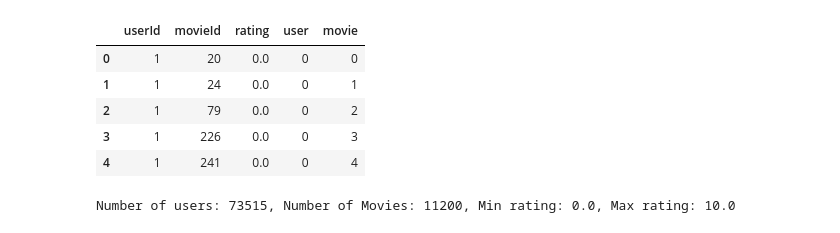
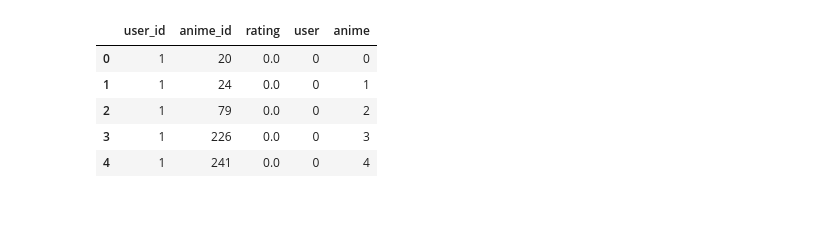
Before and after one commit to kunal-mallick/Anime_Recommendations_System, a Jupyter notebook: model/model.ipynb, the cells around one changed output. Saved outputs shown, nothing was run; the diff lists cells and outputs as text; code cells hidden in the pictures.

```diff
--- a/model/model.ipynb
+++ b/model/model.ipynb
@@ -46,0 +36,4 @@ rating2
+# %%
+rating2 = pd.read_csv(rating2_datapath)
+
+rating2
@@ -47,9 +54,8 @@ rating2
 # %%
-df = pd.concat([rating1, rating2],axis=0)
-df.reset_index(inplace=True)
-df.drop(columns='index', inplace=True)
-df.columns = ["userId", "movieId", "rating"]
-df.loc[df['rating'] ==-1,'rating'] = 0
+rating_data = pd.concat([rating1, rating2],axis=0)
+rating_data.reset_index(inplace=True)
+rating_data.drop(columns='index', inplace=True)
+rating_data.loc[rating_data['rating'] ==-1,'rating'] = 0
 
-df
+rating_data
 # %% [output]
@@ -69,21 +75,21 @@ df
 # %%
-user_ids = df["userId"].unique().tolist()
+user_ids = rating_data["user_id"].unique().tolist()
 user2user_encoded = {x: i for i, x in enumerate(user_ids)}
 userencoded2user = {i: x for i, x in enumerate(user_ids)}
-movie_ids = df["movieId"].unique().tolist()
-movie2movie_encoded = {x: i for i, x in enumerate(movie_ids)}
-movie_encoded2movie = {i: x for i, x in enumerate(movie_ids)}
-df["user"] = df["userId"].map(user2user_encoded)
-df["movie"] = df["movieId"].map(movie2movie_encoded)
+anime_ids = rating_data["anime_id"].unique().tolist()
+anime2anime_encoded = {x: i for i, x in enumerate(anime_ids)}
+anime_encoded2anime = {i: x for i, x in enumerate(anime_ids)}
+rating_data["user"] = rating_data["user_id"].map(user2user_encoded)
+rating_data["anime"] = rating_data["anime_id"].map(anime2anime_encoded)
 # %%
 num_users = len(user2user_encoded)
-num_movies = len(movie2movie_encoded)
-df["rating"] = df["rating"].values.astype(np.float32)
+num_animes = len(anime2anime_encoded)
+rating_data["rating"] = rating_data["rating"].values.astype(np.float32)
 # min and max ratings will be used to normalize the ratings later
-min_rating = min(df["rating"])
-max_rating = max(df["rating"])
+min_rating = min(rating_data["rating"])
+max_rating = max(rating_data["rating"])
 
 print(
-    "Number of users: {}, Number of Movies: {}, Min rating: {}, Max rating: {}".format(
-        num_users, num_movies, min_rating, max_rating))
+    "Number of users: {}, Number of Anime: {}, Min rating: {}, Max rating: {}".format(
+        num_users, num_animes, min_rating, max_rating))
 # %% [output]
@@ -111,23 +117,10 @@ movie2movie_encoded
 # %%
-df.head()
+rating_data.head()
 # %% [output]
-|  | userId | movieId | rating | user | movie |
+|  | user_id | anime_id | rating | user | anime |
 | 0 | 1 | 20 | 0.0 | 0 | 0 |
 | 1 | 1 | 24 | 0.0 | 0 | 1 |
 | 2 | 1 | 79 | 0.0 | 0 | 2 |
 | 3 | 1 | 226 | 0.0 | 0 | 3 |
 | 4 | 1 | 241 | 0.0 | 0 | 4 |
-# %%
-num_users = len(user2user_encoded)
-num_movies = len(movie2movie_encoded)
-df["rating"] = df["rating"].values.astype(np.float32)
-# min and max ratings will be used to normalize the ratings later
-min_rating = min(df["rating"])
-max_rating = max(df["rating"])
-
-print(
-    "Number of users: {}, Number of Movies: {}, Min rating: {}, Max rating: {}".format(
-        num_users, num_movies, min_rating, max_rating))
-# %% [output]
-Number of users: 73515, Number of Movies: 11200, Min rating: 0.0, Max rating: 10.0
 # %%
```
Also changed, not shown: parts of 45 cells of this notebook, 6 other files.
